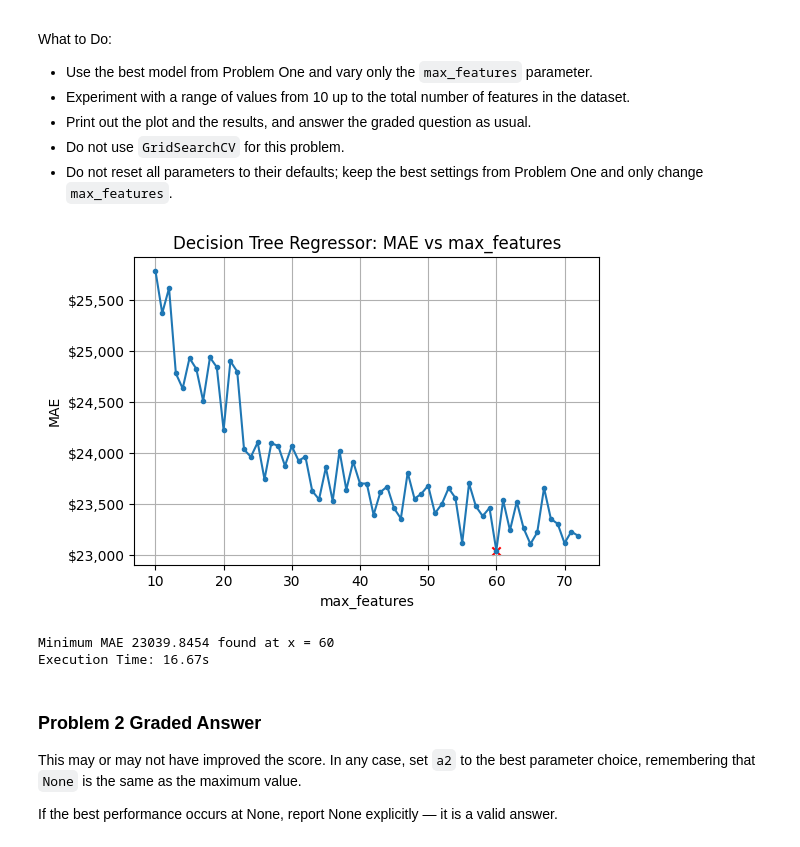
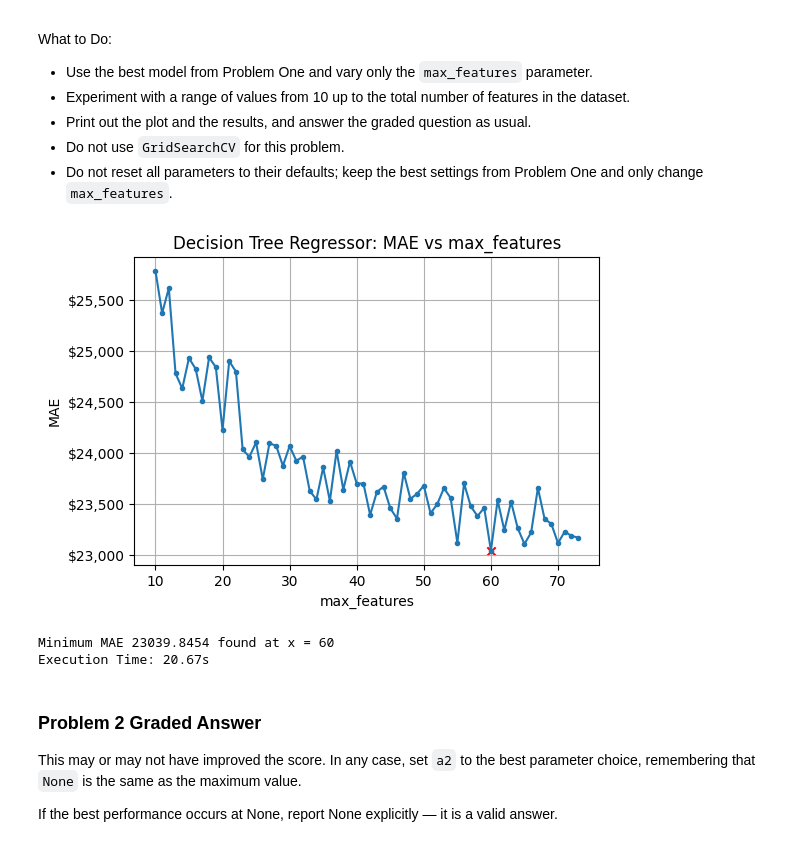
Before and after one commit to ckbaker78/Module-3-Assignments, a Jupyter notebook: Homework_06.ipynb, the cells around one changed output. Drawn from its saved outputs; the diff is of its cells as text; code cells hidden in the pictures.

```diff
--- a/Homework_06.ipynb
+++ b/Homework_06.ipynb
@@ -596,7 +596,7 @@ start = time.time()
 
 param = "max_features" # this is the parameter that we are varying
 
-parameter_list = range(10,len(X_train.columns)) # we are going from these lengths
+parameter_list = range(10,len(X_train.columns)+1) # we are going from these lengths
 
 MAEs = []
 
@@ -609,36 +609,36 @@ for mf in tqdm(parameter_list):
             max_leaf_nodes=95,
             max_features=mf,
             min_samples_split=2,
             min_samples_leaf=1,
             criterion="absolute_error",
             ccp_alpha=0.0,
             random_state=random_seed,
             n_jobs=-1,
             visualize=False
         )
     )
 
 min_MAE = min(MAEs)
 min_index = MAEs.index(min_MAE)
 
 plt.figure(figsize=(6, 4))
 plt.title("Decision Tree Regressor: MAE vs " + param)
 plt.plot(parameter_list, MAEs, marker=".")
 plt.scatter([parameter_list[min_index]], [min_MAE], marker="x", color="red")
 plt.xlabel(param)
 plt.ylabel("MAE")
 plt.gca().yaxis.set_major_formatter(mticker.FuncFormatter(dollar_format))
 plt.grid()
 plt.show()
 
 print(f"Minimum MAE {min_MAE:.4f} found at x = {parameter_list[min_index]}")
 
 end = time.time()
 print("Execution Time: " + format_time(end - start))
 # %% [output]
-[figure, old version]
+[figure, new version]
 Minimum MAE 23039.8454 found at x = 60
-Execution Time: 16.67s
+Execution Time: 20.67s
 # %% [markdown]
 ### Problem 2 Graded Answer
 
```
